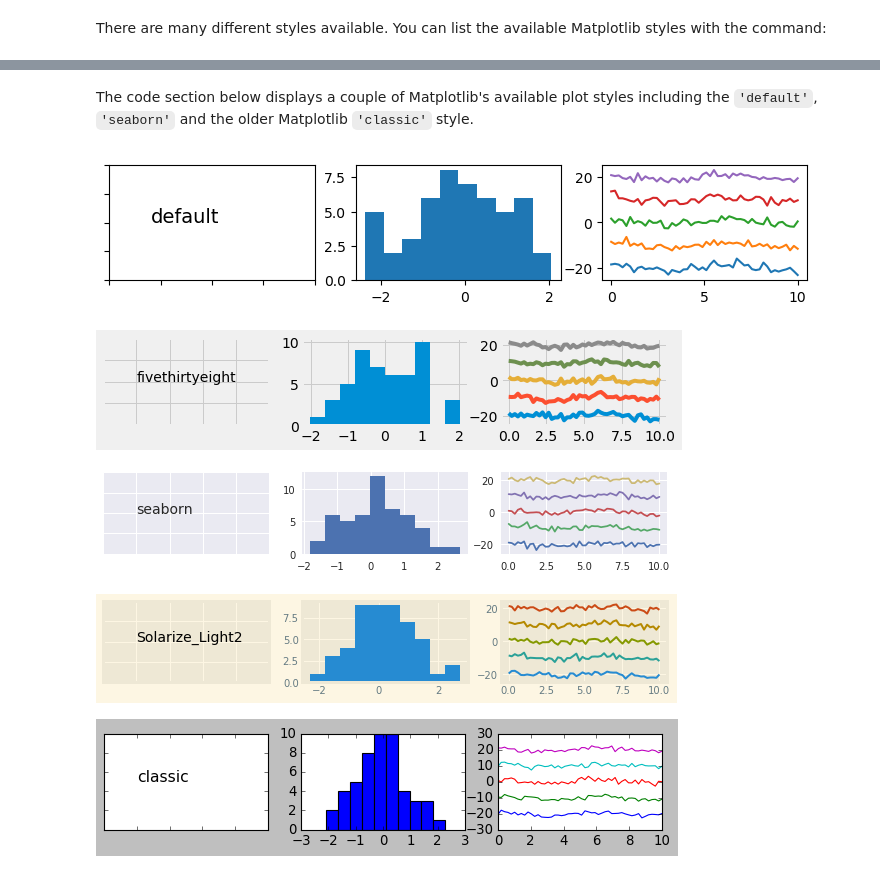
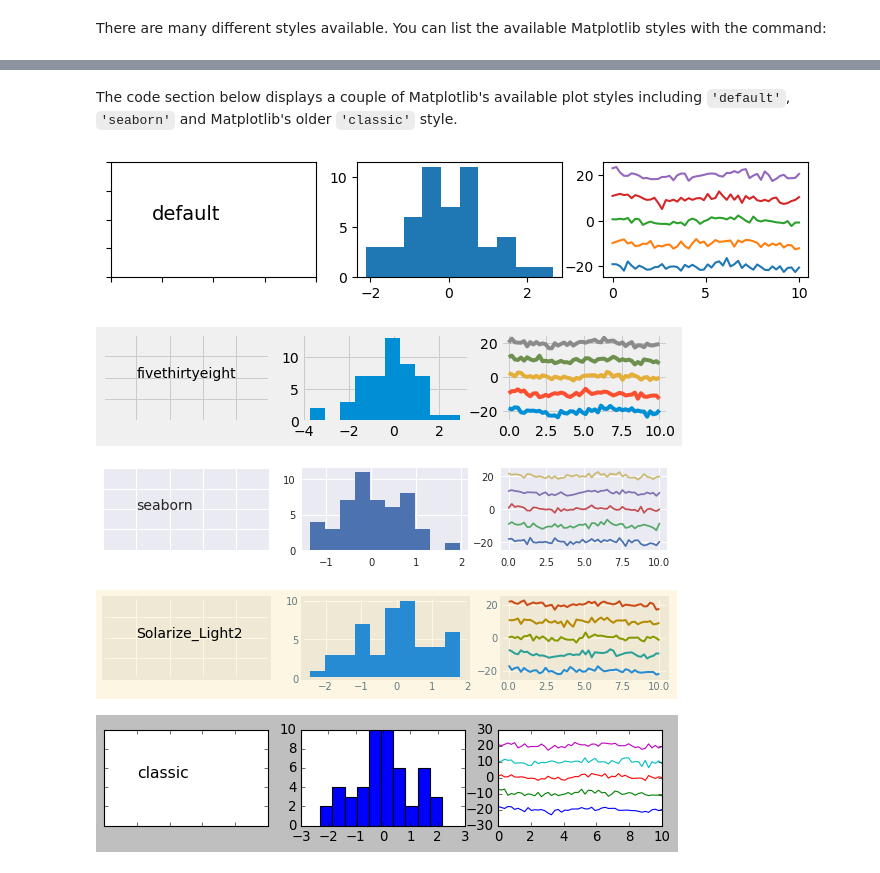
Before and after one commit to ProfessorKazarinoff/Problem-Solving-with-Python-37-Edition, a Jupyter notebook: notebooks/06-Plotting-with-Matplotlib/06.13-Plot-Styles.ipynb, the cells around one changed output, grey strips where cells are left out. Cells and saved outputs as stored; diff of their text form; code cells hidden in the pictures.

````diff
--- a/notebooks/06-Plotting-with-Matplotlib/06.13-Plot-Styles.ipynb
+++ b/notebooks/06-Plotting-with-Matplotlib/06.13-Plot-Styles.ipynb
@@ -57,36 +57,36 @@ grayscale
 # %% [markdown]
-The code section below displays a couple of Matplotlib's available plot styles including the ```'default'```, ```'seaborn'``` and the older Matplotlib ```'classic'``` style.
+The code section below displays a couple of Matplotlib's available plot styles including ```'default'```, ```'seaborn'``` and Matplotlib's older ```'classic'``` style.
 # %%
 def pl(ax,st):
     x = np.linspace(0, 10)
     for n in range(-20,30,10):
         ax.plot(x, np.cos(x) + np.random.randn(50) + n)
 
 def his(ax):
     x = np.random.randn(50)
     ax.hist(x)
 
 def lb(ax,s):
     ax.text(0.2,0.5,s, fontsize=14)
-    ax.xaxis.set_ticklabels([],[])
-    ax.yaxis.set_ticklabels([],[])
+    ax.xaxis.set_ticklabels([])
+    ax.yaxis.set_ticklabels([])
 
 def make_fig(st):
     with plt.style.context(st):
-        fig,[ax1,ax2,ax3]=plt.subplots(1,3,figsize=(9,1.5))
+        fig,[ax1,ax2,ax3] = plt.subplots(1,3,figsize=(9,1.5))
         lb(ax1,st)
         his(ax2)
         pl(ax3,st)
 
 s = ['default','fivethirtyeight','seaborn', 'Solarize_Light2','classic']
 
 for st in s:
     make_fig(st)
 
 plt.show()
 # %% [output]
-[figure, old version]
+[figure, new version]
-[figure, old version]
+[figure, new version]
-[figure, old version]
+[figure, new version]
-[figure, old version]
+[figure, new version]
-[figure, old version]
+[figure, new version]
````
Also changed, not shown: parts of 4 cells of this notebook, 11 other files.
